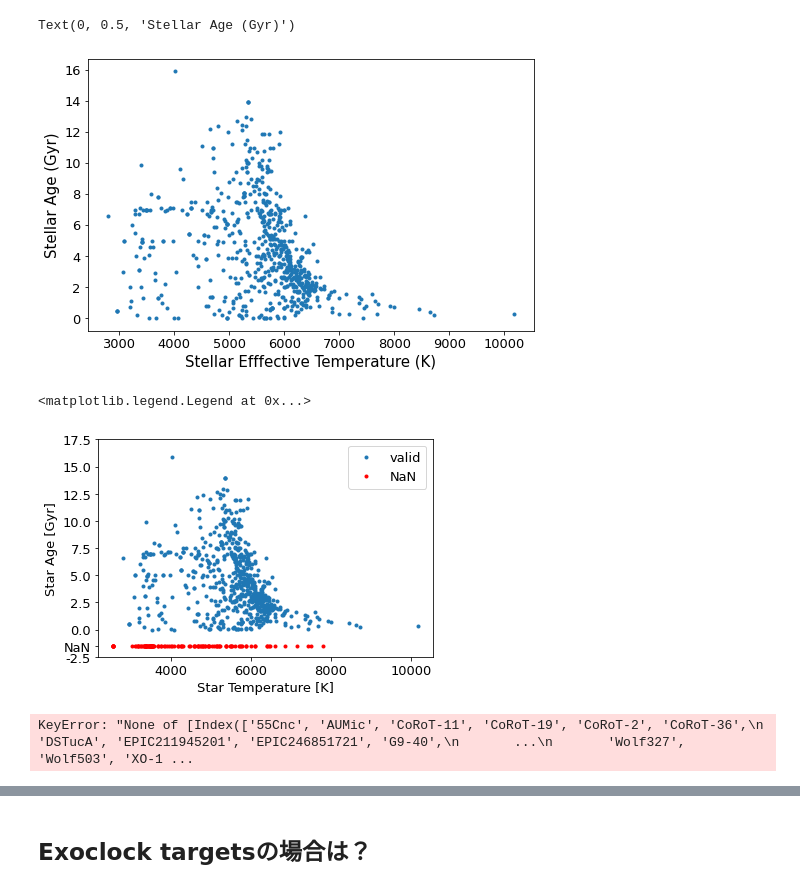
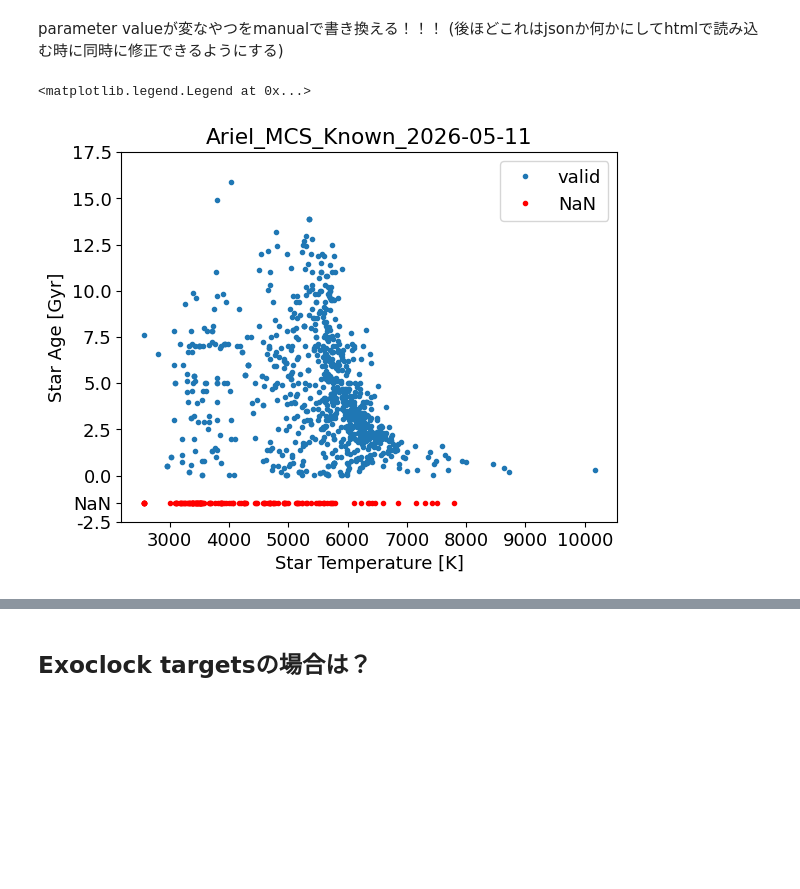
Before and after one commit to Mayuko-Mori/Plot_exoplanets, a Jupyter notebook: Ariel_target_plot.ipynb, the cells around one changed output, grey strips where cells are left out. Drawn from its saved outputs; the diff is of its cells as text; code cells hidden in the pictures; blank space fills up the shorter version.

Commit message:
Update plots and exclude large data archive

```diff
--- a/Ariel_target_plot.ipynb
+++ b/Ariel_target_plot.ipynb
@@ -9,5 +21,5 @@ import numpy as np
 # %%
-df_MCS = pd.read_csv('data/Ariel_MCS_Known_2025-08-18.csv')
+df_MCS = pd.read_csv('data/Ariel_MCS_Known_2026-05-11.csv')
 df_MCS
 # %% [output]
 |  | Star Name | Star Mass [Ms] | Star Mass Error Lower [Ms] | Star Mass Error Upper [Ms] | Star Temperature [K] | ... |
@@ -44,41 +40,46 @@ pl.rcParams['xtick.labelsize'] =  'medium'
-# %%
-f = pl.figure(figsize=(8, 5))
-pl.plot(df_MCS['Star Temperature [K]'], df_MCS['Star Age [Gyr]'], '.')
-
-pl.xlabel('Stellar Efffective Temperature (K)', fontsize=15)
-pl.ylabel('Stellar Age (Gyr)', fontsize=15)
-# %% [output]
-Text(0, 0.5, 'Stellar Age (Gyr)')
-[figure, removed]
+# %% [markdown]
+parameter valueが変なやつをmanualで書き換える！！！ (後ほどこれはjsonか何かにしてhtmlで読み込む時に同時に修正できるようにする)
+# %%
+cols = [
+    'Star Rotation Period [days]',
+    'Star Rotation Period Error Lower [days]',
+    'Star Rotation Period Error Upper [days]',
+]
+
+manual_prot = {
+    # star: [Prot, lower error, upper error]
+    'TOI-3884':  [11.05, -0.04, 0.05], #based on https://arxiv.org/pdf/2506.06445
+    'TRAPPIST-1': [3.30, -0.14, 0.14], #based on https://ui.adsabs.harvard.edu/abs/2025ApJ...989..181P
+}
+
+for star, values in manual_prot.items():
+    df_MCS.loc[df_MCS['Star Name'] == star, cols] = values
 # %%
 x = df_MCS['Star Temperature [K]']
 y = df_MCS['Star Age [Gyr]']
 
 # 通常データ (NaNを除く)
 mask_valid = ~y.isna()
 pl.plot(x[mask_valid], y[mask_valid], '.', label='valid')
 
 # NaNデータ
 mask_nan = y.isna()
 # y 軸の最小値より少し下に配置
 ymin = np.nanmin(y)
 y_nan = np.full(mask_nan.sum(), ymin - 1.5)  # -0.5 は適当なオフセット
 
 pl.plot(x[mask_nan], y_nan, '.', color='red', label='NaN')  # 'x'はマーカー種類
 
 # 軸ラベル
 pl.xlabel("Star Temperature [K]")
 pl.ylabel("Star Age [Gyr]")
+pl.title("Ariel_MCS_Known_2026-05-11")
 
 # y 軸に "NaN" という目盛りを追加
 ticks = pl.yticks()[0]
 pl.yticks(list(ticks) + [ymin - 1.5], list(map(str, ticks)) + ['NaN'])
 
 pl.legend()
 # %% [output]
 <matplotlib.legend.Legend at 0x...>
-[figure, old version]
+[figure, new version]
-# %%
-df_MCS[df_MCS['Star Name']=='TOI-3884']['Star Age [Gyr]']
-# %% [output]
-KeyError: "None of [Index(['55Cnc', 'AUMic', 'CoRoT-11', 'CoRoT-19', 'CoRoT-2', 'CoRoT-36',\n       'DSTucA', 'EPIC211945201', 'EPIC246851721', 'G9-40',\n       ...\n       'Wolf327', 'Wolf503', 'XO-1 ...
```
Also changed, not shown: parts of 67 cells of this notebook, 27 other files.
